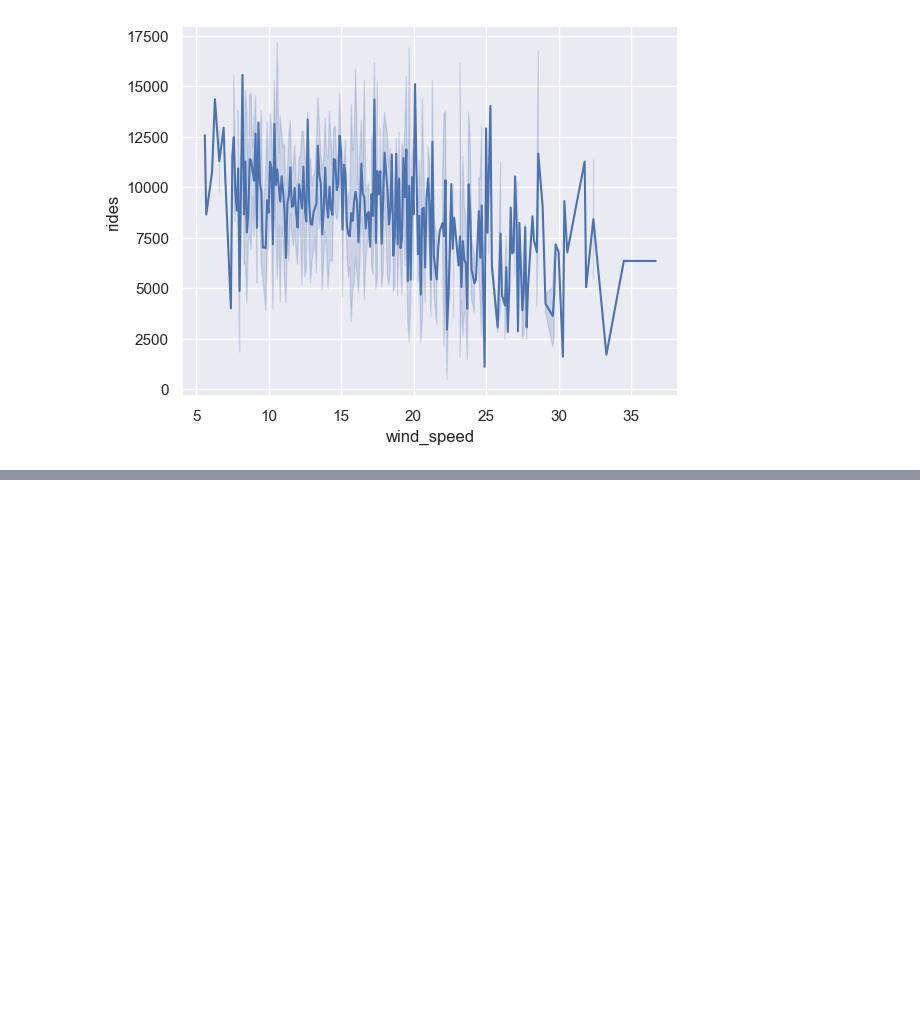
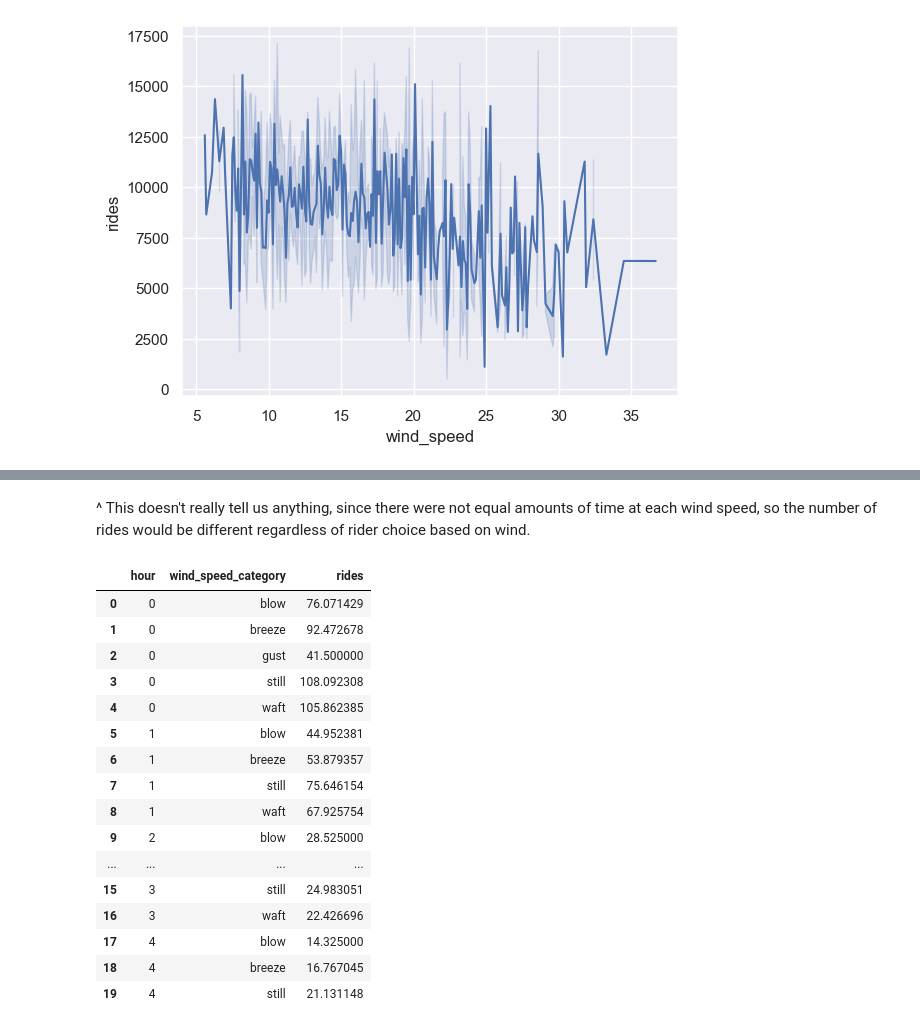
Before and after one commit to Paul-Sabin/Capital-Bikeshare, a Jupyter notebook: Bikeshare EDA.ipynb, the cells around one changed output, grey strips where cells are left out. Cells and saved outputs as stored; diff of their text form; code cells hidden in the pictures; blank space fills up the shorter version.

```diff
--- a/Bikeshare EDA.ipynb
+++ b/Bikeshare EDA.ipynb
@@ -691,0 +690,24 @@ plt.show()
+# %% [markdown]
+^ This doesn't really tell us anything, since there were not equal amounts of time at each wind speed, so the number of rides would be different regardless of rider choice based on wind.
+# %%
+# Group by 'hour' and 'wind_speed_category' and calculate the mean for 'rides'
+mean_rides_df = hour_weather.groupby(['hour', 'wind_speed_category'])['rides'].mean().reset_index()
+display(mean_rides_df.head(20))
+# %% [output]
+|  | hour | wind_speed_category | rides |
+| 0 | 0 | blow | 76.071429 |
+| 1 | 0 | breeze | 92.472678 |
+| 2 | 0 | gust | 41.500000 |
+| 3 | 0 | still | 108.092308 |
+| 4 | 0 | waft | 105.862385 |
+| 5 | 1 | blow | 44.952381 |
+| 6 | 1 | breeze | 53.879357 |
+| 7 | 1 | still | 75.646154 |
+| 8 | 1 | waft | 67.925754 |
+| 9 | 2 | blow | 28.525000 |
+| ... | ... | ... | ... |
+| 15 | 3 | still | 24.983051 |
+| 16 | 3 | waft | 22.426696 |
+| 17 | 4 | blow | 14.325000 |
+| 18 | 4 | breeze | 16.767045 |
+| 19 | 4 | still | 21.131148 |
```
Also changed, not shown: parts of 3 cells of this notebook, 1 other file.
